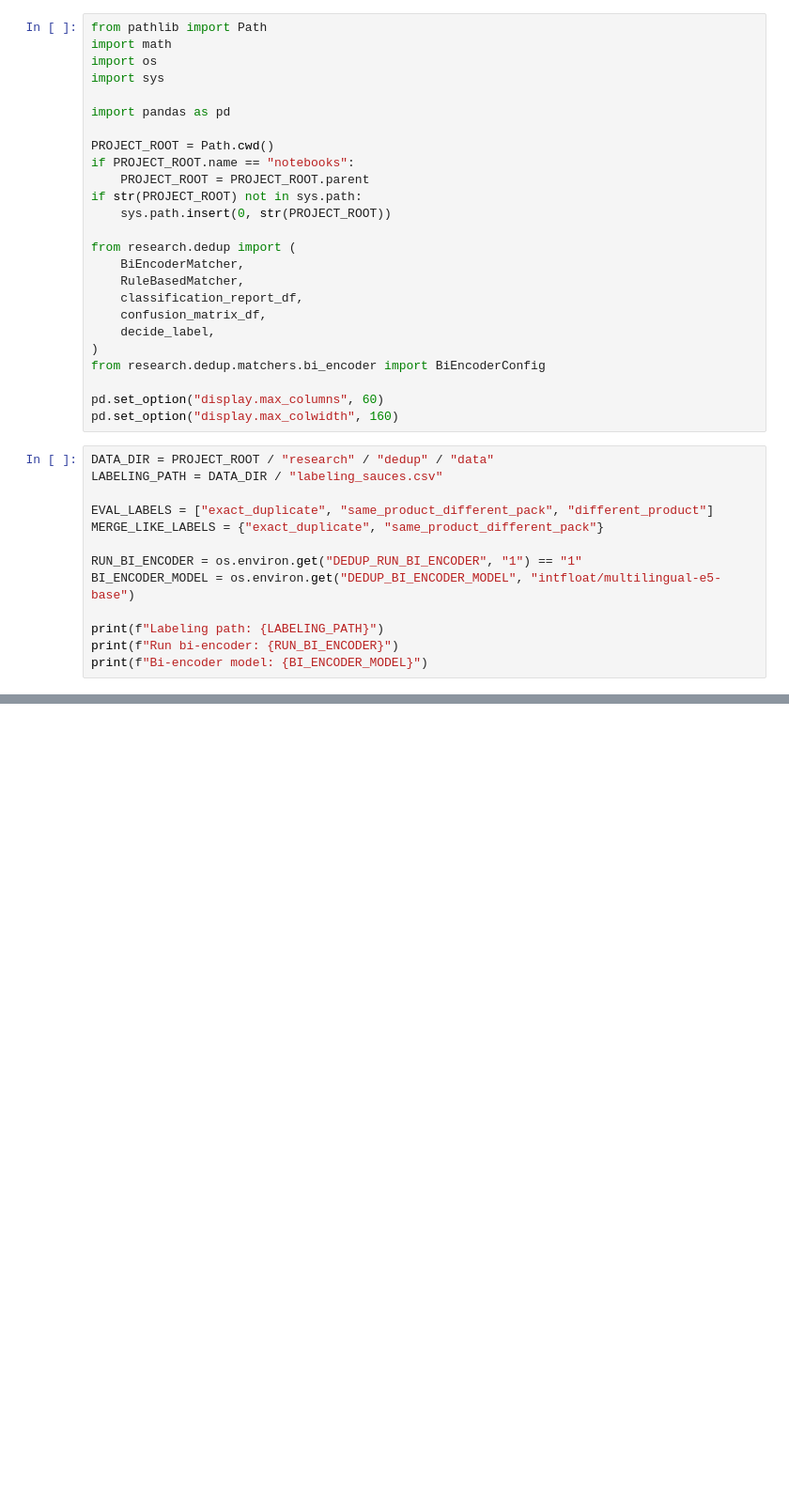
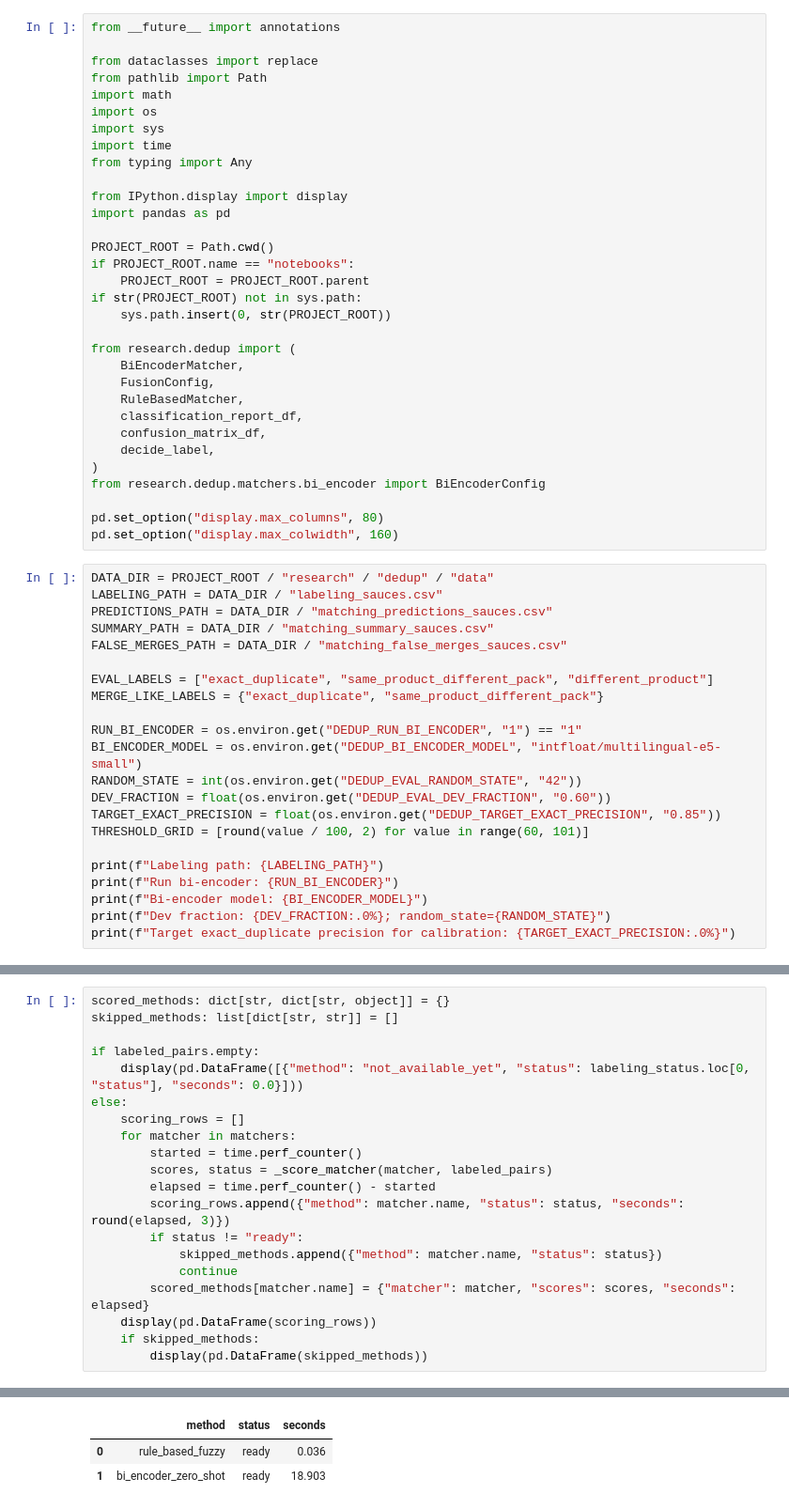
Before and after one commit to exoldoff/mpstats_etl_ml_dedup, a Jupyter notebook: notebooks/03_matching_comparison.ipynb, the cells around one changed output, grey strips where cells are left out. Shown at 94% size. Drawn from its saved outputs; the diff is of its cells as text; blank space fills up the shorter version.

Commit message:
research: evaluate dedup gold set

```diff
--- a/notebooks/03_matching_comparison.ipynb
+++ b/notebooks/03_matching_comparison.ipynb
@@ -17,9 +18,15 @@
 # %%
+from __future__ import annotations
+
+from dataclasses import replace
 from pathlib import Path
 import math
 import os
 import sys
+import time
+from typing import Any
 
+from IPython.display import display
 import pandas as pd
 
 PROJECT_ROOT = Path.cwd()
@@ -30,6 +37,7 @@ if str(PROJECT_ROOT) not in sys.path:
 
 from research.dedup import (
     BiEncoderMatcher,
+    FusionConfig,
     RuleBasedMatcher,
     classification_report_df,
     confusion_matrix_df,
@@ -37,18 +45,27 @@ from research.dedup import (
 )
 from research.dedup.matchers.bi_encoder import BiEncoderConfig
 
-pd.set_option("display.max_columns", 60)
+pd.set_option("display.max_columns", 80)
 pd.set_option("display.max_colwidth", 160)
 # %%
 DATA_DIR = PROJECT_ROOT / "research" / "dedup" / "data"
 LABELING_PATH = DATA_DIR / "labeling_sauces.csv"
+PREDICTIONS_PATH = DATA_DIR / "matching_predictions_sauces.csv"
+SUMMARY_PATH = DATA_DIR / "matching_summary_sauces.csv"
+FALSE_MERGES_PATH = DATA_DIR / "matching_false_merges_sauces.csv"
 
 EVAL_LABELS = ["exact_duplicate", "same_product_different_pack", "different_product"]
 MERGE_LIKE_LABELS = {"exact_duplicate", "same_product_different_pack"}
 
 RUN_BI_ENCODER = os.environ.get("DEDUP_RUN_BI_ENCODER", "1") == "1"
-BI_ENCODER_MODEL = os.environ.get("DEDUP_BI_ENCODER_MODEL", "intfloat/multilingual-e5-base")
+BI_ENCODER_MODEL = os.environ.get("DEDUP_BI_ENCODER_MODEL", "intfloat/multilingual-e5-small")
+RANDOM_STATE = int(os.environ.get("DEDUP_EVAL_RANDOM_STATE", "42"))
+DEV_FRACTION = float(os.environ.get("DEDUP_EVAL_DEV_FRACTION", "0.60"))
+TARGET_EXACT_PRECISION = float(os.environ.get("DEDUP_TARGET_EXACT_PRECISION", "0.85"))
+THRESHOLD_GRID = [round(value / 100, 2) for value in range(60, 101)]
 
 print(f"Labeling path: {LABELING_PATH}")
 print(f"Run bi-encoder: {RUN_BI_ENCODER}")
 print(f"Bi-encoder model: {BI_ENCODER_MODEL}")
+print(f"Dev fraction: {DEV_FRACTION:.0%}; random_state={RANDOM_STATE}")
+print(f"Target exact_duplicate precision for calibration: {TARGET_EXACT_PRECISION:.0%}")
@@ -227,0 +251,21 @@ else:
+# %%
+scored_methods: dict[str, dict[str, object]] = {}
+skipped_methods: list[dict[str, str]] = []
+
+if labeled_pairs.empty:
+    display(pd.DataFrame([{"method": "not_available_yet", "status": labeling_status.loc[0, "status"], "seconds": 0.0}]))
+else:
+    scoring_rows = []
+    for matcher in matchers:
+        started = time.perf_counter()
+        scores, status = _score_matcher(matcher, labeled_pairs)
+        elapsed = time.perf_counter() - started
+        scoring_rows.append({"method": matcher.name, "status": status, "seconds": round(elapsed, 3)})
+        if status != "ready":
+            skipped_methods.append({"method": matcher.name, "status": status})
+            continue
+        scored_methods[matcher.name] = {"matcher": matcher, "scores": scores, "seconds": elapsed}
+    display(pd.DataFrame(scoring_rows))
+    if skipped_methods:
+        display(pd.DataFrame(skipped_methods))
+# %% [output]
@@ -227,0 +273,3 @@ else:
+|  | method | status | seconds |
+| 0 | rule_based_fuzzy | ready | 0.036 |
+| 1 | bi_encoder_zero_shot | ready | 18.903 |
```
Also changed, not shown: parts of 16 cells of this notebook, 8 other files.
